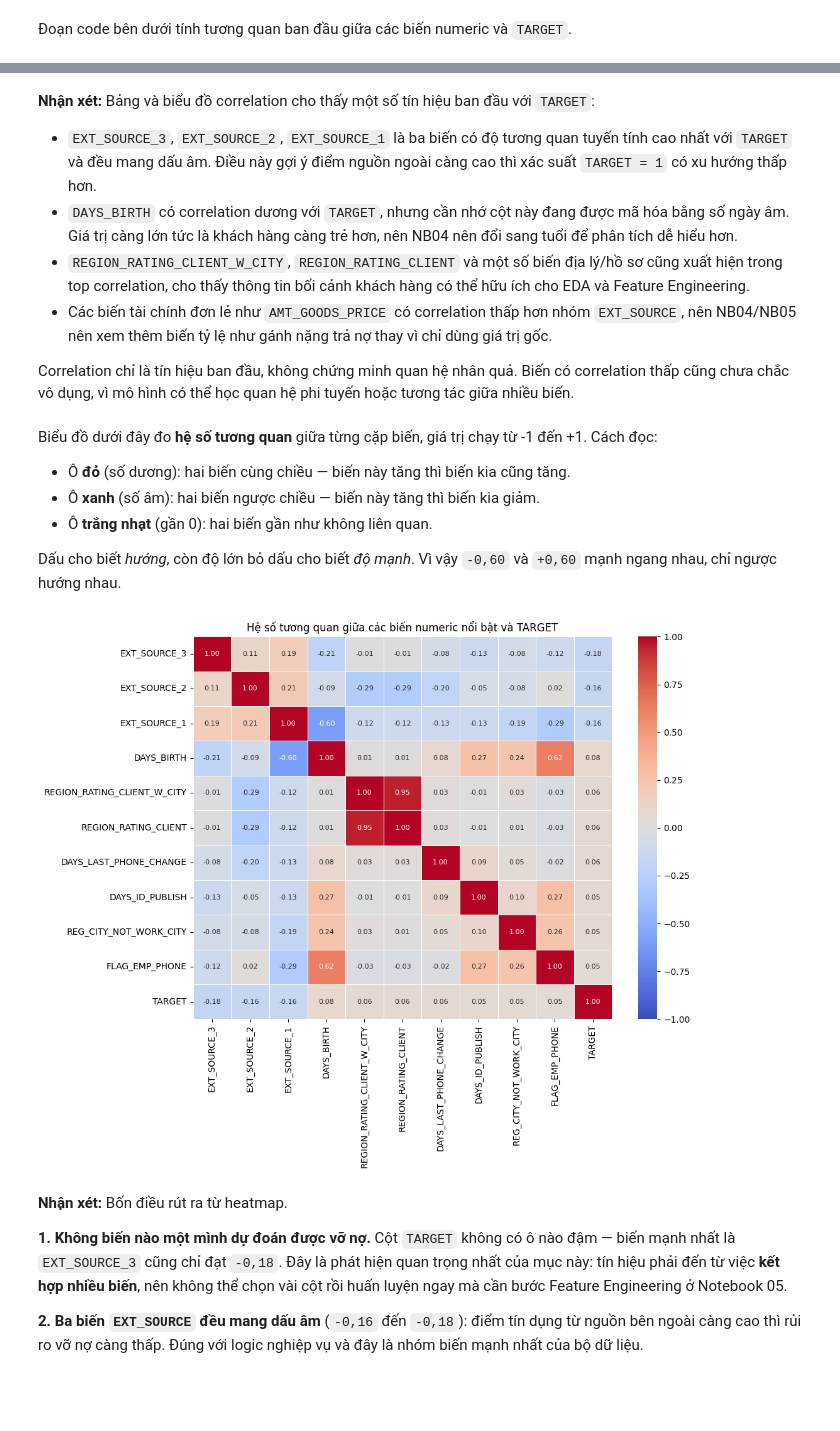
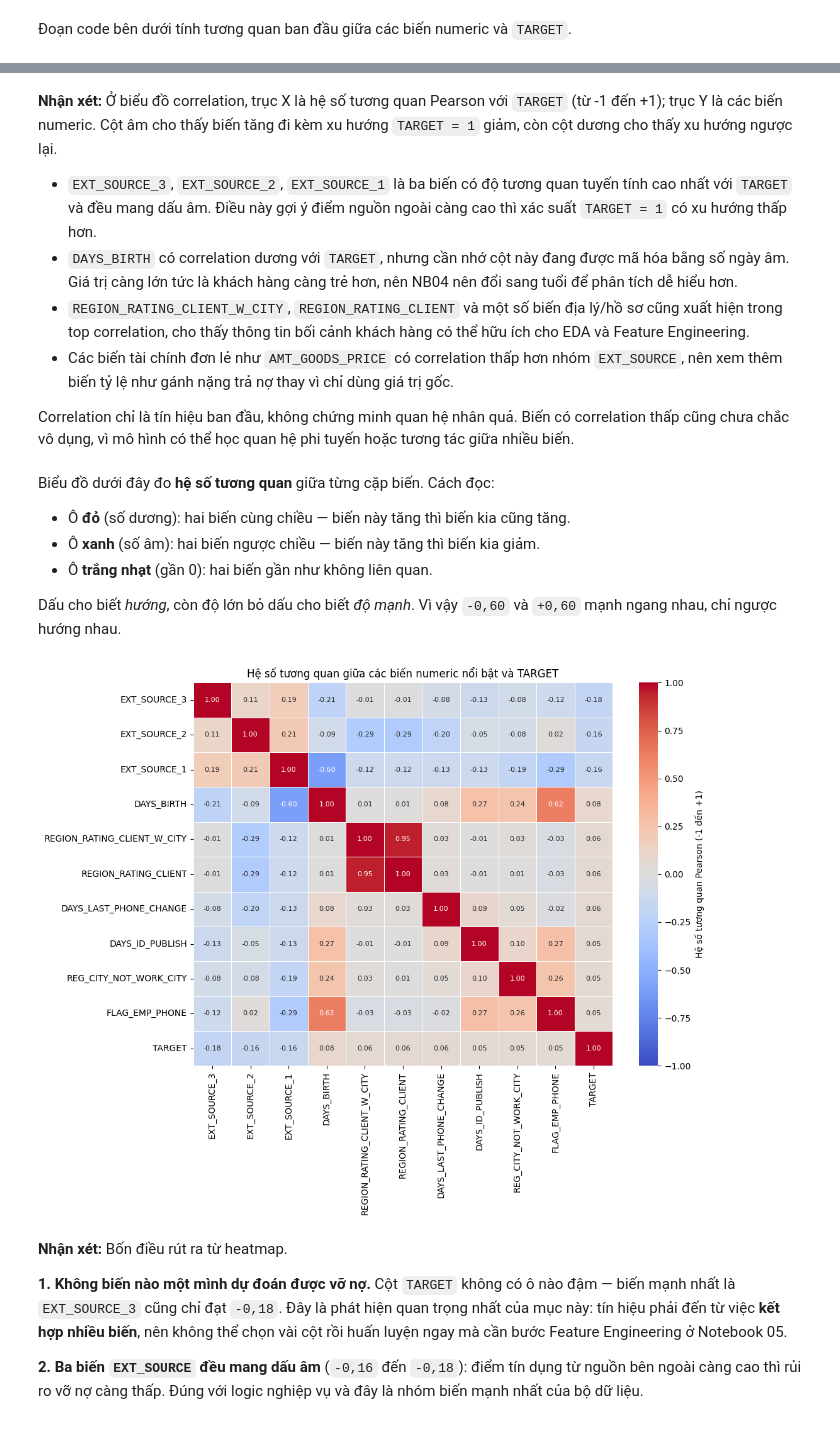
Before and after one commit to thanhhung9720001-collab/credit-risk-classifier, a Jupyter notebook: notebooks/01_data_understanding.ipynb, the cells around one changed output, grey strips where cells are left out. Saved outputs shown, nothing was run; the diff lists cells and outputs as text; code cells hidden in the pictures; blank space fills up the shorter version.

```diff
--- a/notebooks/01_data_understanding.ipynb
+++ b/notebooks/01_data_understanding.ipynb
@@ -583,14 +588,14 @@ plt.show()
 # %% [markdown]
-**Nhận xét:** Bảng và biểu đồ correlation cho thấy một số tín hiệu ban đầu với `TARGET`:
+**Nhận xét:** Ở biểu đồ correlation, trục X là hệ số tương quan Pearson với `TARGET` (từ -1 đến +1); trục Y là các biến numeric. Cột âm cho thấy biến tăng đi kèm xu hướng `TARGET = 1` giảm, còn cột dương cho thấy xu hướng ngược lại.
 
 - `EXT_SOURCE_3`, `EXT_SOURCE_2`, `EXT_SOURCE_1` là ba biến có độ tương quan tuyến tính cao nhất với `TARGET` và đều mang dấu âm. Điều này gợi ý điểm nguồn ngoài càng cao thì xác suất `TARGET = 1` có xu hướng thấp hơn.
 - `DAYS_BIRTH` có correlation dương với `TARGET`, nhưng cần nhớ cột này đang được mã hóa bằng số ngày âm. Giá trị càng lớn tức là khách hàng càng trẻ hơn, nên NB04 nên đổi sang tuổi để phân tích dễ hiểu hơn.
 - `REGION_RATING_CLIENT_W_CITY`, `REGION_RATING_CLIENT` và một số biến địa lý/hồ sơ cũng xuất hiện trong top correlation, cho thấy thông tin bối cảnh khách hàng có thể hữu ích cho EDA và Feature Engineering.
-- Các biến tài chính đơn lẻ như `AMT_GOODS_PRICE` có correlation thấp hơn nhóm `EXT_SOURCE`, nên NB04/NB05 nên xem thêm biến tỷ lệ như gánh nặng trả nợ thay vì chỉ dùng giá trị gốc.
+- Các biến tài chính đơn lẻ như `AMT_GOODS_PRICE` có correlation thấp hơn nhóm `EXT_SOURCE`, nên xem thêm biến tỷ lệ như gánh nặng trả nợ thay vì chỉ dùng giá trị gốc.
 
 Correlation chỉ là tín hiệu ban đầu, không chứng minh quan hệ nhân quả. Biến có correlation thấp cũng chưa chắc vô dụng, vì mô hình có thể học quan hệ phi tuyến hoặc tương tác giữa nhiều biến.
 # %% [markdown]
-Biểu đồ dưới đây đo **hệ số tương quan** giữa từng cặp biến, giá trị chạy từ -1 đến +1. Cách đọc:
+Biểu đồ dưới đây đo **hệ số tương quan** giữa từng cặp biến. Cách đọc:
 
 - Ô **đỏ** (số dương): hai biến cùng chiều — biến này tăng thì biến kia cũng tăng.
 - Ô **xanh** (số âm): hai biến ngược chiều — biến này tăng thì biến kia giảm.
@@ -600,24 +605,25 @@ Dấu cho biết *hướng*, còn độ lớn bỏ dấu cho biết *độ mạn
 # %%
 heatmap_columns = top_corr["Cột"].head(10).tolist()
 heatmap_columns.append("TARGET")
 
 plt.figure(figsize=(11, 9))
 sns.heatmap(
     app_train[heatmap_columns].corr(),
     cmap="coolwarm",
     center=0,
     vmin=-1,
     vmax=1,
     annot=True,      # hiện số ngay trên ô, không phải đoán qua màu
     fmt=".2f",
     annot_kws={"size": 8},
     linewidths=0.5,
+    cbar_kws={"label": "Hệ số tương quan Pearson (-1 đến +1)"},
 )
 plt.title("Hệ số tương quan giữa các biến numeric nổi bật và TARGET")
 plt.tight_layout()
 plt.show()
 # %% [output]
-[figure, old version]
+[figure, new version]
 # %% [markdown]
 **Nhận xét:** Bốn điều rút ra từ heatmap.
 
```
Also changed, not shown: parts of 26 cells of this notebook, 1 other file.
